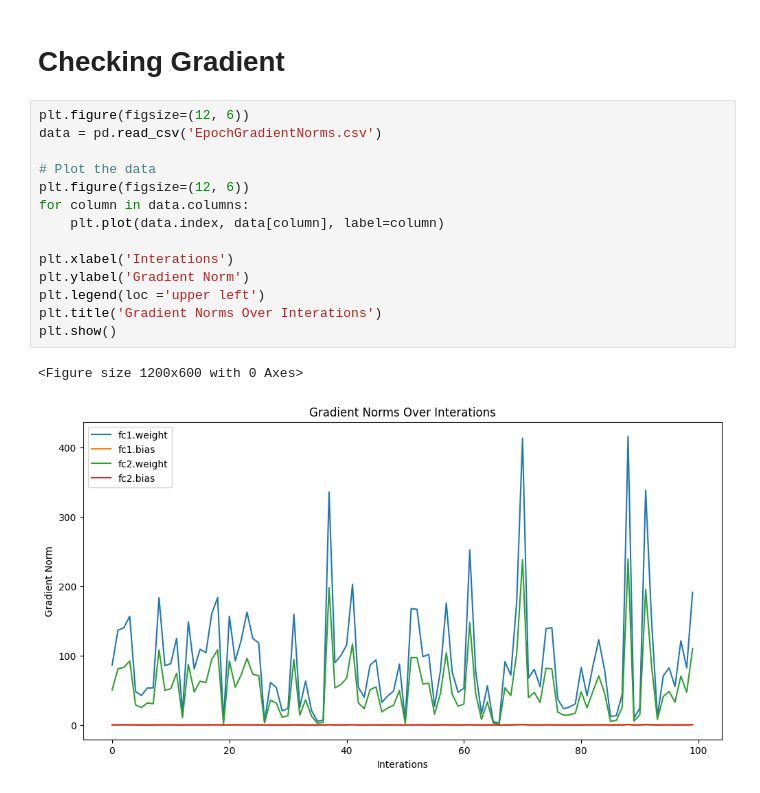
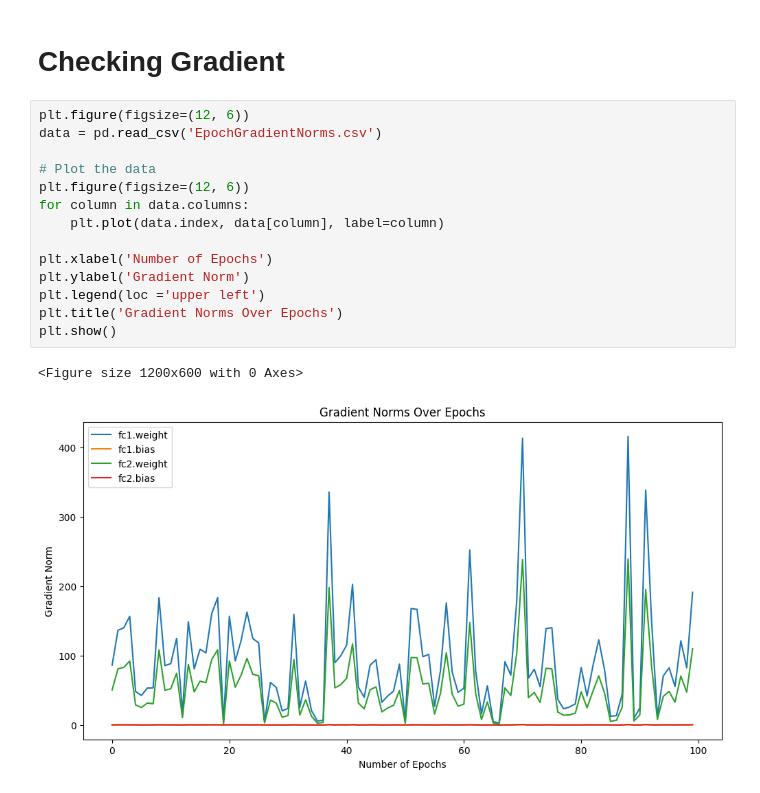
Before and after one commit to dinhanit/Abnormal_Behavior, a Jupyter notebook: Source/Model/AnalyzeModel.ipynb, the cells around one changed output. Drawn from its saved outputs; the diff is of its cells as text.

```diff
--- a/Source/Model/AnalyzeModel.ipynb
+++ b/Source/Model/AnalyzeModel.ipynb
@@ -115,17 +115,17 @@ plt.show()
 # %%
 plt.figure(figsize=(12, 6))
 data = pd.read_csv('EpochGradientNorms.csv')
 
 # Plot the data
 plt.figure(figsize=(12, 6))
 for column in data.columns:
     plt.plot(data.index, data[column], label=column)
 
-plt.xlabel('Interations')
+plt.xlabel('Number of Epochs')
 plt.ylabel('Gradient Norm')
 plt.legend(loc ='upper left')
-plt.title('Gradient Norms Over Interations')
+plt.title('Gradient Norms Over Epochs')
 plt.show()
 # %% [output]
 <Figure size 1200x600 with 0 Axes>
-[figure, old version]
+[figure, new version]
```
